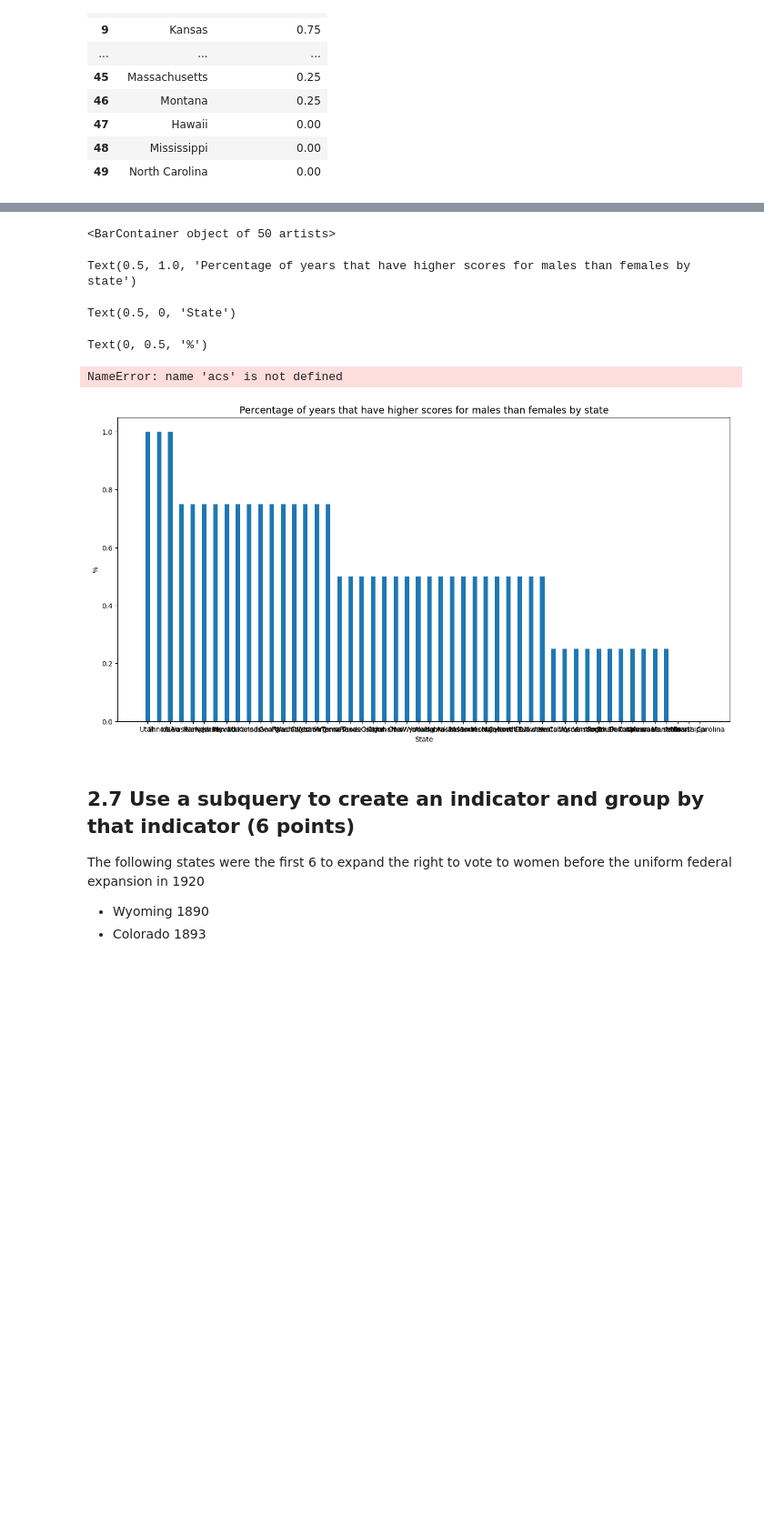
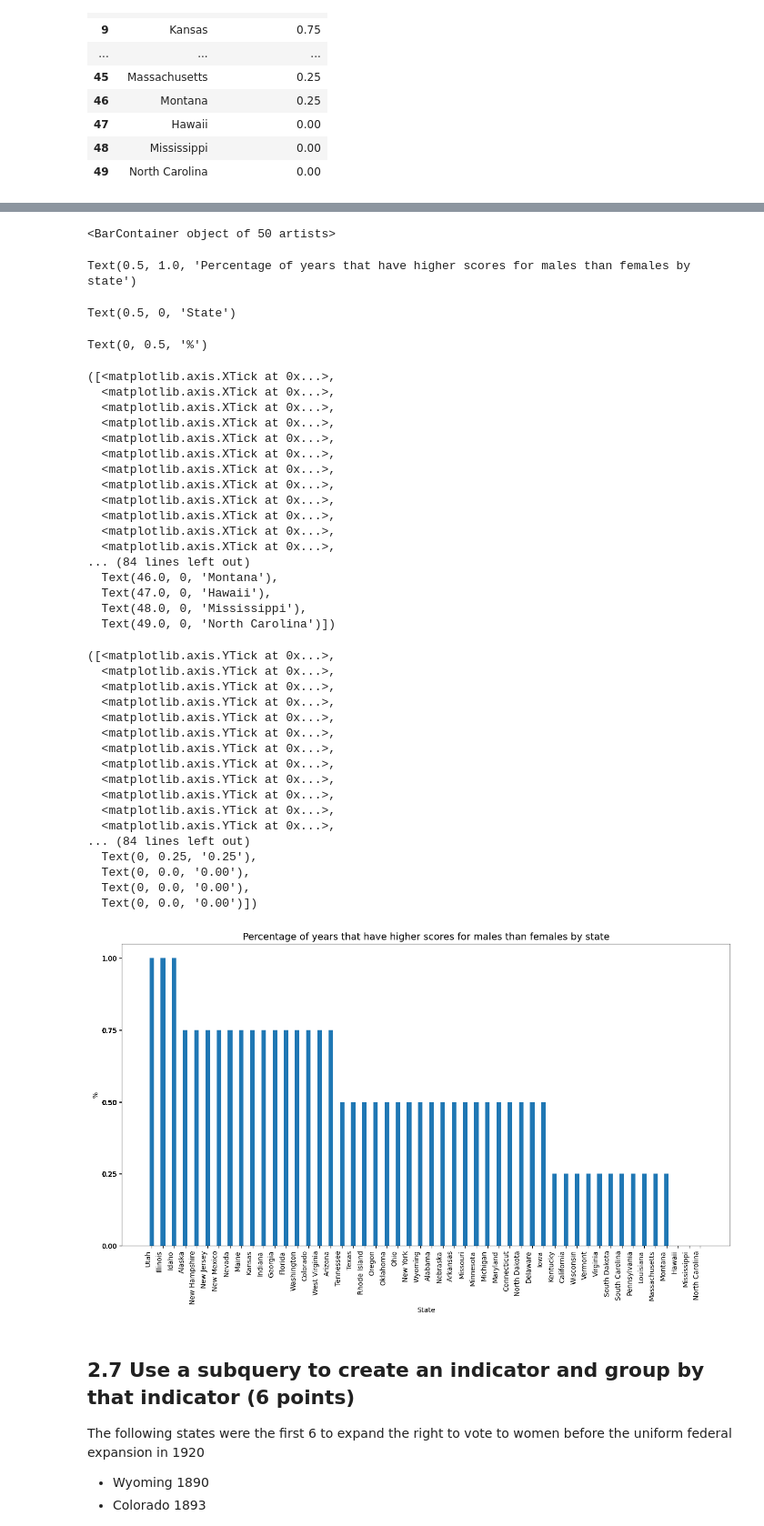
Before and after one commit to ellascarola/QSS20_S25, a Jupyter notebook: problemsets/pset4/pset4_blank-Copy1.ipynb, the cells around one changed output, grey strips where cells are left out. Shown at 91% size. Cells and saved outputs as stored; diff of their text form; code cells hidden in the pictures; blank space fills up the shorter version.

```diff
--- a/problemsets/pset4/pset4_blank-Copy1.ipynb
+++ b/problemsets/pset4/pset4_blank-Copy1.ipynb
@@ -552,27 +551,61 @@ male_vs_female
 # %%
 ##  Plot the results ordering the states from males higher all 4 years to males higher none of the years
 
 ## if want to get fancy...could code each percentage chunk to have diff colors
 
 plt.figure(figsize=(16, 8))
 plt.bar(male_vs_female.state, male_vs_female.pct_male_higher,  width = 0.4)
 
 plt.title('Percentage of years that have higher scores for males than females by state', fontsize=14)
 
 plt.xlabel('State')
 plt.ylabel('%')
 
-plt.xticks(acs.state, rotation=90, ha='right')
+plt.xticks(male_vs_female.state, rotation=90, ha='right')
+plt.yticks(male_vs_female.pct_male_higher)
 
 plt.show()
 # %% [output]
 <Figure size 1600x800 with 0 Axes>
 <BarContainer object of 50 artists>
 Text(0.5, 1.0, 'Percentage of years that have higher scores for males than females by state')
 Text(0.5, 0, 'State')
 Text(0, 0.5, '%')
-NameError: name 'acs' is not defined
+([<matplotlib.axis.XTick at 0x...>,
+  <matplotlib.axis.XTick at 0x...>,
+  <matplotlib.axis.XTick at 0x...>,
+  <matplotlib.axis.XTick at 0x...>,
+  <matplotlib.axis.XTick at 0x...>,
+  <matplotlib.axis.XTick at 0x...>,
+  <matplotlib.axis.XTick at 0x...>,
+  <matplotlib.axis.XTick at 0x...>,
+  <matplotlib.axis.XTick at 0x...>,
+  <matplotlib.axis.XTick at 0x...>,
+  <matplotlib.axis.XTick at 0x...>,
+  <matplotlib.axis.XTick at 0x...>,
+... (84 lines left out)
+  Text(46.0, 0, 'Montana'),
+  Text(47.0, 0, 'Hawaii'),
+  Text(48.0, 0, 'Mississippi'),
+  Text(49.0, 0, 'North Carolina')])
+([<matplotlib.axis.YTick at 0x...>,
+  <matplotlib.axis.YTick at 0x...>,
+  <matplotlib.axis.YTick at 0x...>,
+  <matplotlib.axis.YTick at 0x...>,
+  <matplotlib.axis.YTick at 0x...>,
+  <matplotlib.axis.YTick at 0x...>,
+  <matplotlib.axis.YTick at 0x...>,
+  <matplotlib.axis.YTick at 0x...>,
+  <matplotlib.axis.YTick at 0x...>,
+  <matplotlib.axis.YTick at 0x...>,
+  <matplotlib.axis.YTick at 0x...>,
+  <matplotlib.axis.YTick at 0x...>,
+... (84 lines left out)
+  Text(0, 0.25, '0.25'),
+  Text(0, 0.0, '0.00'),
+  Text(0, 0.0, '0.00'),
+  Text(0, 0.0, '0.00')])
-[figure, old version]
+[figure, new version]
 # %% [markdown]
 ## 2.7 Use a subquery to create an indicator and group by that indicator (6 points)
 
```
Also changed, not shown: parts of 25 cells of this notebook.
